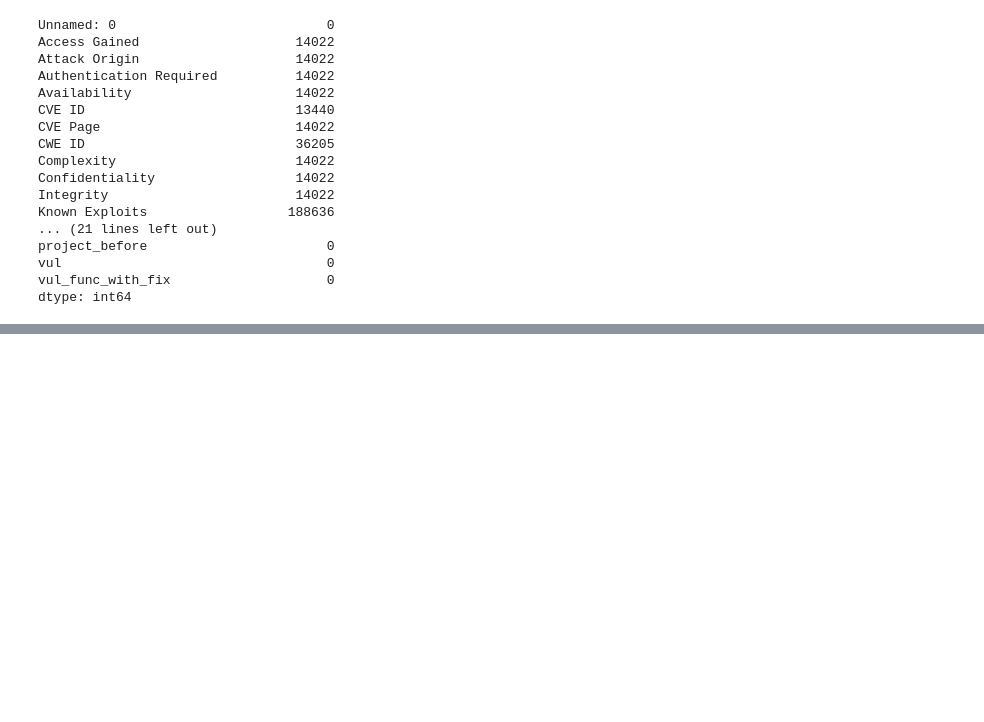
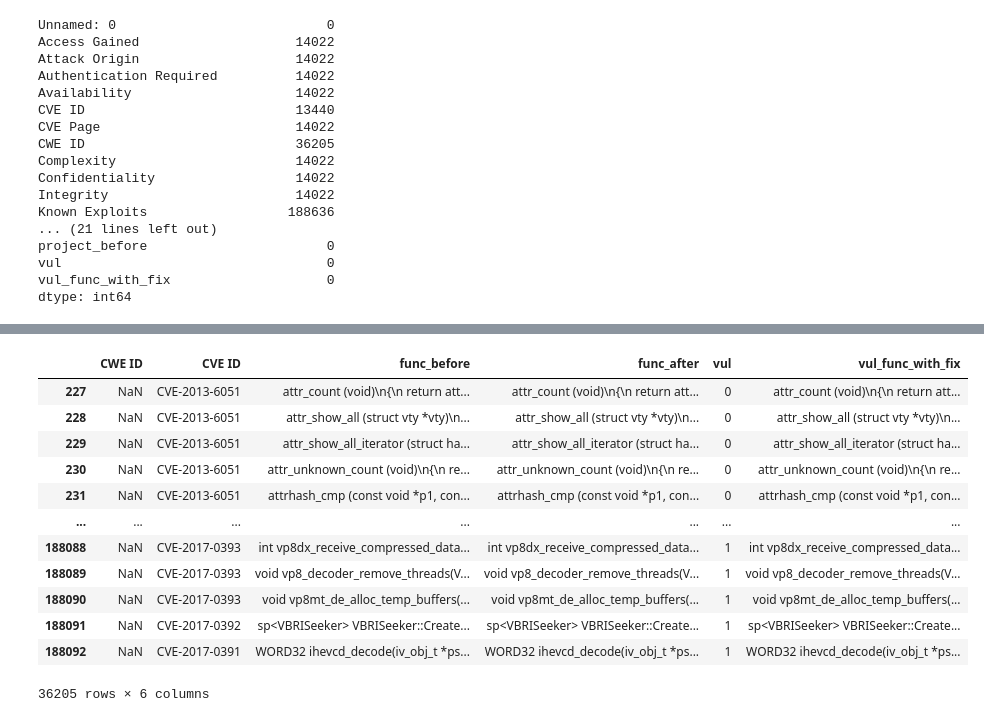
Before and after one commit to rlaaudrb1104/Ai, a Jupyter notebook: DATASET.ipynb, the cells around one changed output, grey strips where cells are left out. Cells and saved outputs as stored; diff of their text form; code cells hidden in the pictures; blank space fills up the shorter version.

```diff
--- a/DATASET.ipynb
+++ b/DATASET.ipynb
@@ -102 +101,18 @@ CWE-17       684
 Name: CWE ID, dtype: int64
+# %%
+null_cwe_ids = train[train['CWE ID'].isnull()]
+null_cwe_ids
+# %% [output]
+|  | CWE ID | CVE ID | func_before | func_after | vul | vul_func_with_fix |
+| 227 | NaN | CVE-2013-6051 | attr_count (void)\n{\n return att... | attr_count (void)\n{\n return att... | 0 | attr_count (void)\n{\n return att... |
+| 228 | NaN | CVE-2013-6051 | attr_show_all (struct vty *vty)\n... | attr_show_all (struct vty *vty)\n... | 0 | attr_show_all (struct vty *vty)\n... |
+| 229 | NaN | CVE-2013-6051 | attr_show_all_iterator (struct ha... | attr_show_all_iterator (struct ha... | 0 | attr_show_all_iterator (struct ha... |
+| 230 | NaN | CVE-2013-6051 | attr_unknown_count (void)\n{\n re... | attr_unknown_count (void)\n{\n re... | 0 | attr_unknown_count (void)\n{\n re... |
+| 231 | NaN | CVE-2013-6051 | attrhash_cmp (const void *p1, con... | attrhash_cmp (const void *p1, con... | 0 | attrhash_cmp (const void *p1, con... |
+| ... | ... | ... | ... | ... | ... | ... |
+| 188088 | NaN | CVE-2017-0393 | int vp8dx_receive_compressed_data... | int vp8dx_receive_compressed_data... | 1 | int vp8dx_receive_compressed_data... |
+| 188089 | NaN | CVE-2017-0393 | void vp8_decoder_remove_threads(V... | void vp8_decoder_remove_threads(V... | 1 | void vp8_decoder_remove_threads(V... |
+| 188090 | NaN | CVE-2017-0393 | void vp8mt_de_alloc_temp_buffers(... | void vp8mt_de_alloc_temp_buffers(... | 1 | void vp8mt_de_alloc_temp_buffers(... |
+| 188091 | NaN | CVE-2017-0392 | sp<VBRISeeker> VBRISeeker::Create... | sp<VBRISeeker> VBRISeeker::Create... | 1 | sp<VBRISeeker> VBRISeeker::Create... |
+| 188092 | NaN | CVE-2017-0391 | WORD32 ihevcd_decode(iv_obj_t *ps... | WORD32 ihevcd_decode(iv_obj_t *ps... | 1 | WORD32 ihevcd_decode(iv_obj_t *ps... |
+36205 rows × 6 columns
```
Also changed, not shown: parts of 7 cells of this notebook.
